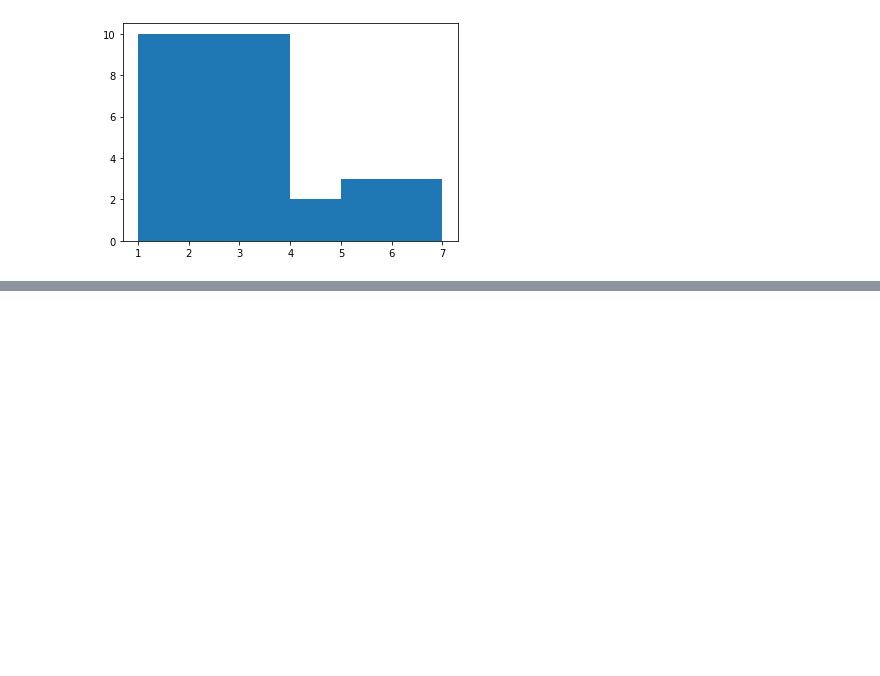
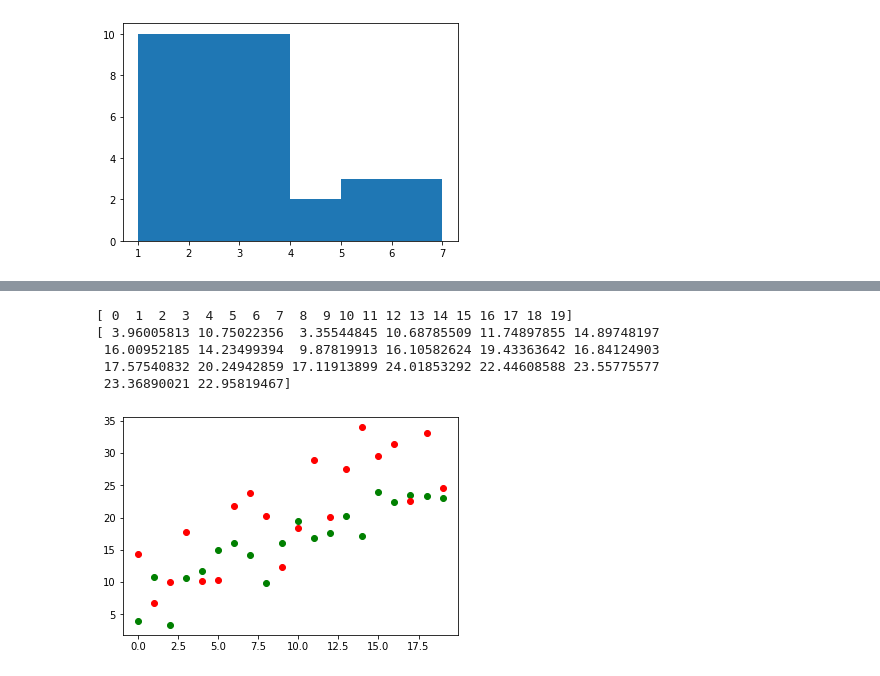
Before and after one commit to rprakashiyer/Python, a Jupyter notebook: Pandas/Pandas_Visualization.ipynb, the cells around one changed output, grey strips where cells are left out. Saved outputs shown, nothing was run; the diff lists cells and outputs as text; code cells hidden in the pictures; blank space fills up the shorter version.

```diff
--- a/Pandas/Pandas_Visualization.ipynb
+++ b/Pandas/Pandas_Visualization.ipynb
@@ -354,0 +401,16 @@ plt.show()
+# %%
+x = np.arange(0,20)
+y = np.linspace(1,20,20,dtype=np.int32)+np.random.rand(20)*10
+y2 = np.linspace(1,20,20,dtype=np.int32)+np.random.rand(20)*20
+print(x)
+print(y)
+plt.scatter(x,y,color="g")
+plt.scatter(x,y2,color="r")
+plt.show()
+# %% [output]
+[ 0  1  2  3  4  5  6  7  8  9 10 11 12 13 14 15 16 17 18 19]
+[ 3.96005813 10.75022356  3.35544845 10.68785509 11.74897855 14.89748197
+ 16.00952185 14.23499394  9.87819913 16.10582624 19.43363642 16.84124903
+ 17.57540832 20.24942859 17.11913899 24.01853292 22.44608588 23.55775577
+ 23.36890021 22.95819467]
+[figure, added]
```
Also changed, not shown: parts of 25 cells of this notebook.
